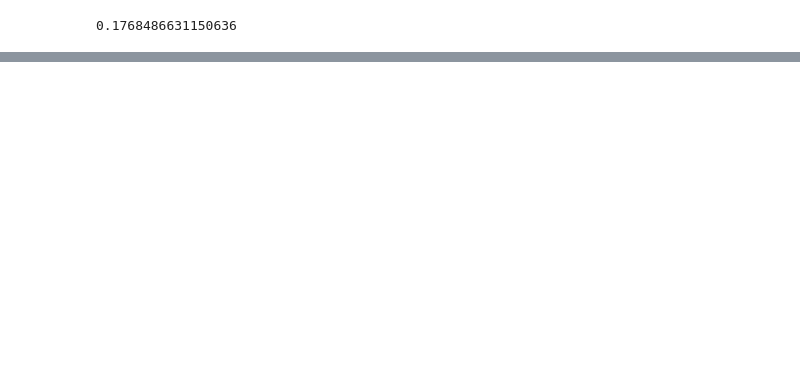
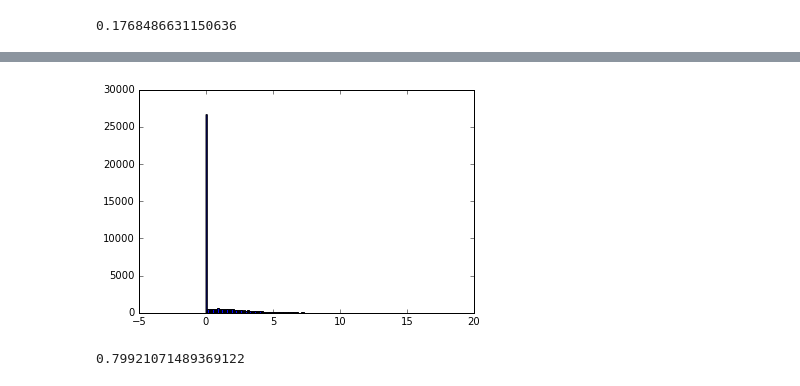
Before and after one commit to Thru-Echoes/structure-gene-discovery, a Jupyter notebook: pseudomonas/pseudomonas.ipynb, the cells around one changed output, grey strips where cells are left out. Cells and saved outputs as stored; diff of their text form; code cells hidden in the pictures; blank space fills up the shorter version.

Commit message:
compare weight matrices

```diff
--- a/pseudomonas/pseudomonas.ipynb
+++ b/pseudomonas/pseudomonas.ipynb
@@ -126,6 +80,8 @@ NameError: name 'pd' is not defined
 # %%
 pd.DataFrame(code).to_csv("ae_codes.csv")
 # %%
+code = pd.DataFrame.from_csv('ae_codes.csv')
+
 GO = pd.DataFrame.from_csv('GO.txt', sep='\t', header=None)
 GO_list = list(GO.ix[:,2])
 for i in range(len(GO_list)):
@@ -198,0 +170,16 @@ plt.hist(np.array(code)[:,3], bins = 50);
+# %%
+fig, axes = plt.subplots(1)
+#axes.set_ylim([0, 15000])
+plt.hist(np.array(code).flatten(), bins = 200);
+# %% [output]
+[figure, added]
+# %%
+from sklearn import linear_model
+
+adage_w = pd.read_excel("../data/adage_weights.xls", sheetname=1, index_col = 0).transpose()
+
+lm = linear_model.LinearRegression()
+lm.fit(adage_w.transpose(), w.transpose())
+lm.score(adage_w.transpose(), w.transpose())
+# %% [output]
+0.79921071489369122
```
Also changed, not shown: parts of 12 cells of this notebook, 1 other file.
